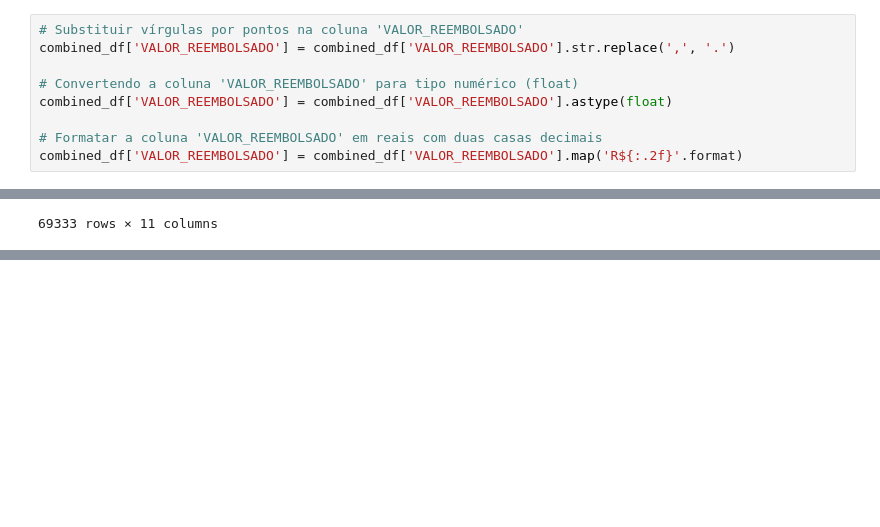
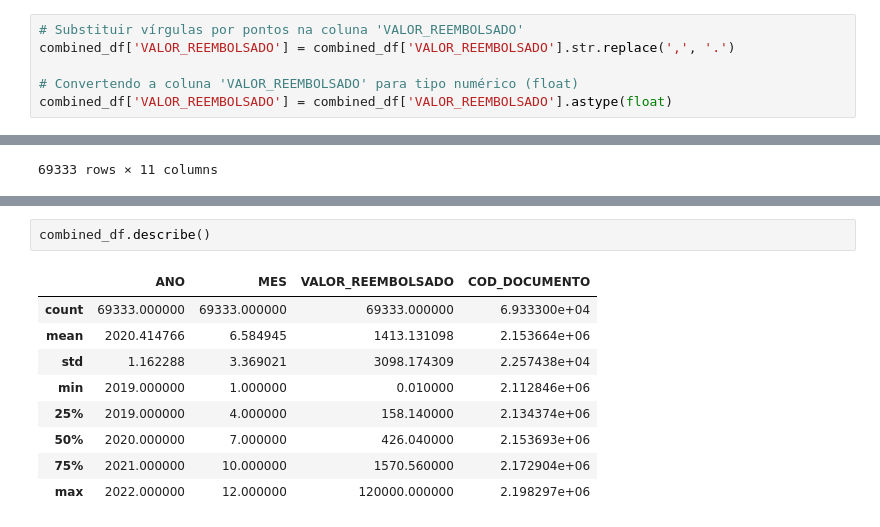
Before and after one commit to camiscf/7-days-of-code-data-science, a Jupyter notebook: notebook.ipynb, the cells around one changed output, grey strips where cells are left out. Saved outputs shown, nothing was run; the diff lists cells and outputs as text; blank space fills up the shorter version.

```diff
--- a/notebook.ipynb
+++ b/notebook.ipynb
@@ -67,9 +67,6 @@ combined_df['VALOR_REEMBOLSADO'] = combined_df['VALOR_REEMBOLSADO'].str.replace(
 
 # Convertendo a coluna 'VALOR_REEMBOLSADO' para tipo numérico (float)
 combined_df['VALOR_REEMBOLSADO'] = combined_df['VALOR_REEMBOLSADO'].astype(float)
-
-# Formatar a coluna 'VALOR_REEMBOLSADO' em reais com duas casas decimais
-combined_df['VALOR_REEMBOLSADO'] = combined_df['VALOR_REEMBOLSADO'].map('R${:.2f}'.format)
 # %%
 combined_df
 # %% [output]
@@ -88,0 +95,12 @@ combined_df
+# %%
+combined_df.describe()
+# %% [output]
+|  | ANO | MES | VALOR_REEMBOLSADO | COD_DOCUMENTO |
+| count | 69333.000000 | 69333.000000 | 69333.000000 | 6.933300e+04 |
+| mean | 2020.414766 | 6.584945 | 1413.131098 | 2.153664e+06 |
+| std | 1.162288 | 3.369021 | 3098.174309 | 2.257438e+04 |
+| min | 2019.000000 | 1.000000 | 0.010000 | 2.112846e+06 |
+| 25% | 2019.000000 | 4.000000 | 158.140000 | 2.134374e+06 |
+| 50% | 2020.000000 | 7.000000 | 426.040000 | 2.153693e+06 |
+| 75% | 2021.000000 | 10.000000 | 1570.560000 | 2.172904e+06 |
+| max | 2022.000000 | 12.000000 | 120000.000000 | 2.198297e+06 |
```
Also changed, not shown: parts of 11 cells of this notebook.
